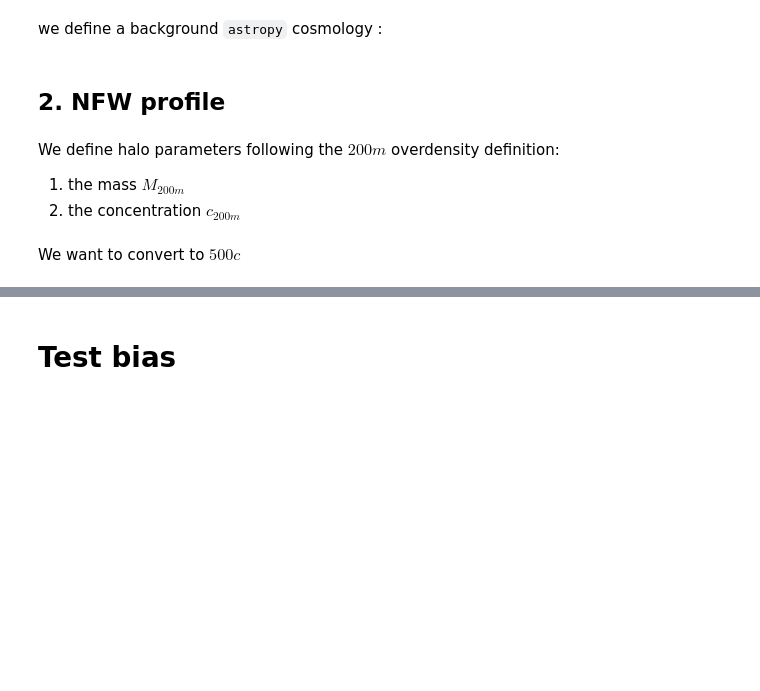
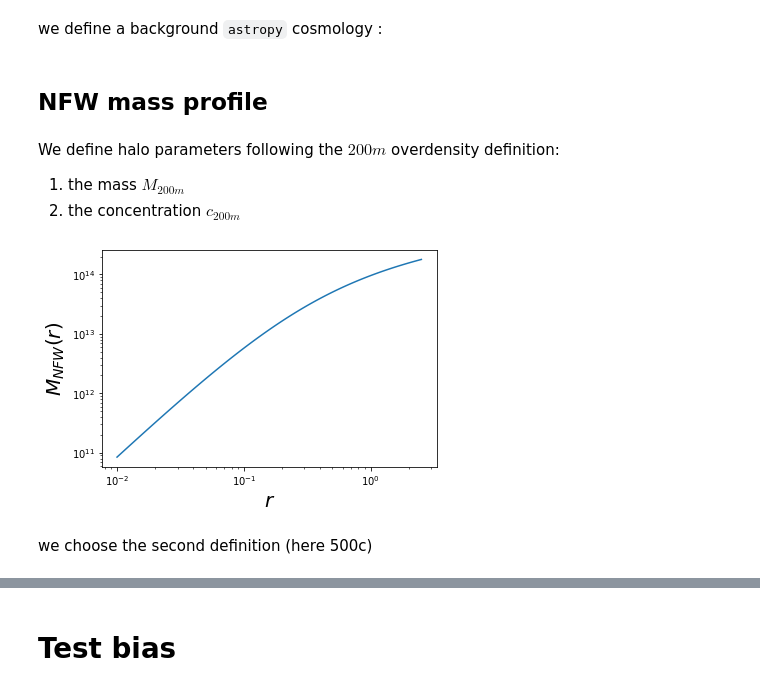
Before and after one commit to payerne/DC2Analysis, a Jupyter notebook: examples/Example_M200m_M200c_conversion_for_CLMM.ipynb, the cells around one changed output, grey strips where cells are left out. Drawn from its saved outputs; the diff is of its cells as text; code cells hidden in the pictures; blank space fills up the shorter version.

Commit message:
add legends

```diff
--- a/examples/Example_M200m_M200c_conversion_for_CLMM.ipynb
+++ b/examples/Example_M200m_M200c_conversion_for_CLMM.ipynb
@@ -21,7 +15,35 @@ we define a background `astropy` cosmology :
 # %%
 cosmo_astropy = FlatLambdaCDM(H0=71.0, Om0=0.265, Ob0 = 0.0448)
 # %% [markdown]
-## 2. NFW profile
+## NFW mass profile
+# %%
+class NFW_profile():
+    def __init__(self, M, concentration, z, rho_bgd, delta, cosmo):
+        self.slope_parameter = 2
+        self.concentration = concentration
+        self.M = M
+        if rho_bgd == 'mean': alpha = cosmo.Om(z)
+        else : alpha = 1.
+        rho_critical = cosmo.critical_density(z).to(u.Msun / u.Mpc**3).value
+        self.rdelta = ((M * 3) / (alpha * 4 * np.pi * delta * rho_critical)) ** (1./3.)
+        self.rs = self.rdelta / self.concentration
+        self.rho_s = (delta/3.)*(self.concentration**3/self.delta_c(self.concentration)) * alpha * rho_critical
+    def delta_c(self, c):
+        return np.log(1 + c) - c/(1 + c)
+    def M_to_r(self,r3d):
+        r"""
+        Attributes:
+        -----------
+        r : array
+            3d radius from the cluster center
+        Returns:
+        --------
+        M_in_r : array
+            Mass enclosed in a sphere of radius r
+        """
+        x = r3d/self.rs
+        M_in_r = self.M * self.delta_c(x) / self.delta_c(self.concentration)
+        return M_in_r
 # %% [markdown]
 We define halo parameters following the $200m$ overdensity definition:
 1. the mass $M_{200m}$
@@ -33,8 +55,17 @@ M1 = 1e14
 c1 = 4
 delta1 = 200
 background_density1 = 'mean'
-# %% [markdown]
-We want to convert to $500c$
+# %%
+cl1 = NFW_profile(M1, c1, z, background_density1, delta1, cosmo_astropy)
+r = np.logspace(-2, 0.4, 100)
+plt.loglog(r, cl1.M_to_r(r))
+plt.xlabel(r'$r$', fontsize = 20)
+plt.ylabel(r'$M_{NFW}(r)$', fontsize = 20)
+plt.show()
+# %% [output]
+[figure, added]
+# %% [markdown]
+we choose the second definition (here 500c)
 # %%
 #2nd mass definition
 delta2 = 500
```
Also changed, not shown: parts of 8 cells of this notebook, 2 other files.
